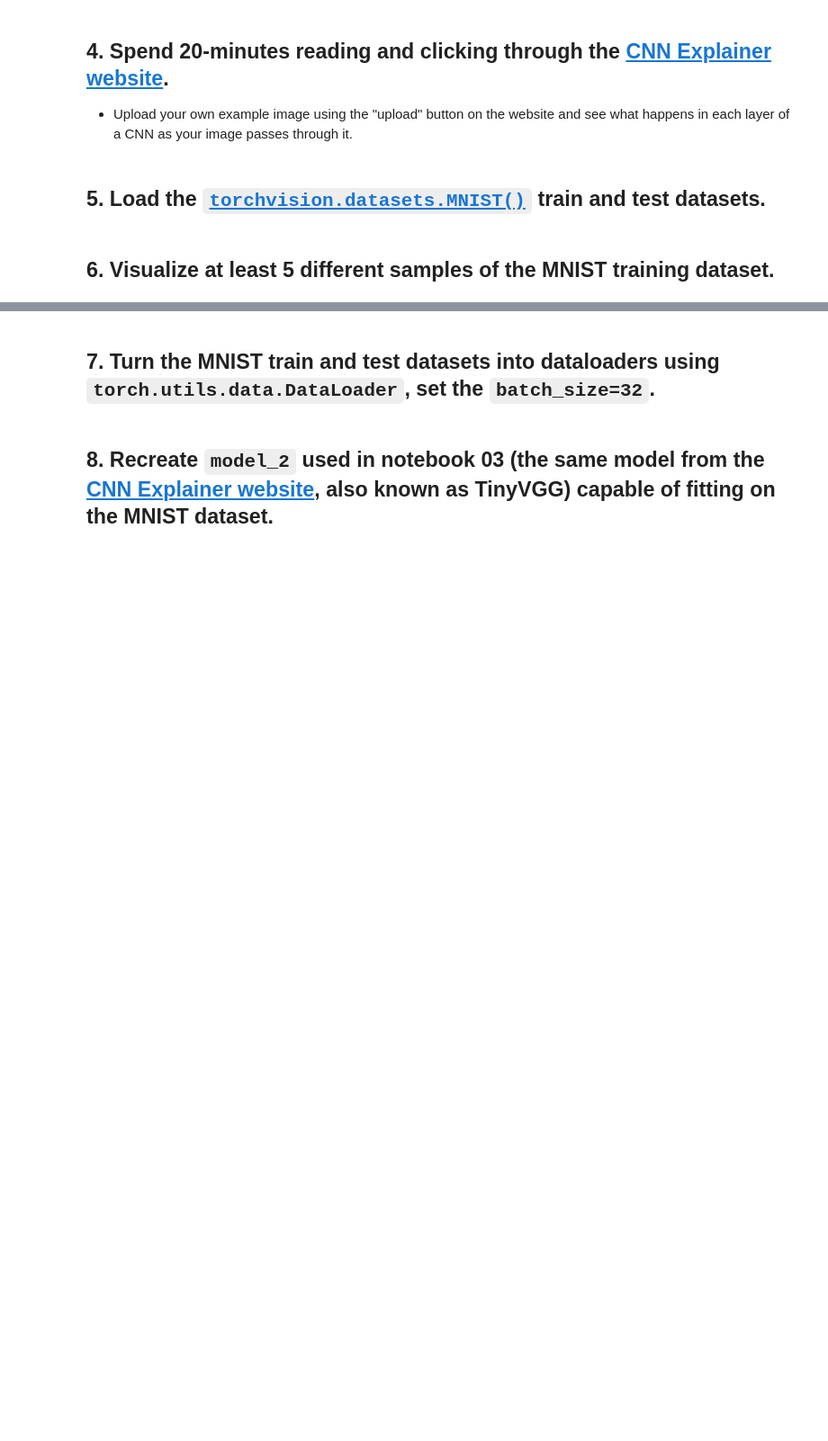
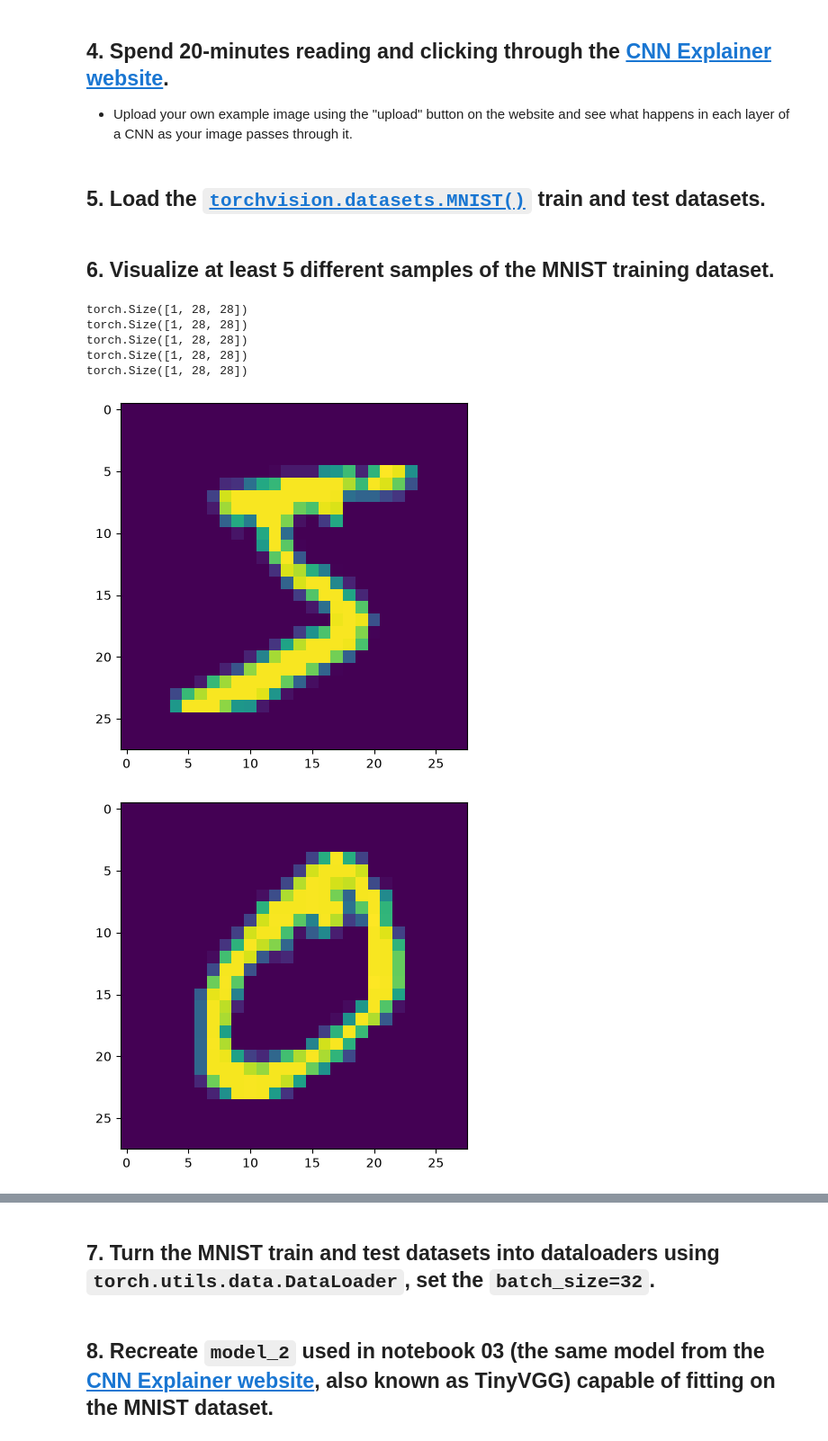
Before and after one commit to pagmaia/pytorch-deep-learning, a Jupyter notebook: extras/exercises/03_pytorch_computer_vision_exercises.ipynb, the cells around one changed output, grey strips where cells are left out. Shown at 90% size. Cells and saved outputs as stored; diff of their text form; code cells hidden in the pictures; blank space fills up the shorter version.

```diff
--- a/extras/exercises/03_pytorch_computer_vision_exercises.ipynb
+++ b/extras/exercises/03_pytorch_computer_vision_exercises.ipynb
@@ -74,9 +74,25 @@ device
 # %% [markdown]
 ## 5. Load the [`torchvision.datasets.MNIST()`](https://pytorch.org/vision/stable/generated/torchvision.datasets.MNIST.html#torchvision.datasets.MNIST) train and test datasets.
 # %%
-from torchvision.datasets.mnist import FashionMNIST
+from torchvision.datasets.mnist import MNIST
+from torchvision.transforms import ToTensor
 
-train = FashionMNIST("/home/pedro/pytorch-deep-learning/data/FashionMNIST/raw", train=True, download=True)
-test = FashionMNIST("/home/pedro/pytorch-deep-learning/data/FashionMNIST/raw", train=False, download=True)
+train = MNIST("/home/pedro/pytorch-deep-learning/data/FashionMNIST/raw", train=True, download=True, transform=ToTensor())
+test = MNIST("/home/pedro/pytorch-deep-learning/data/FashionMNIST/raw", train=False, download=True, transform=ToTensor())
 # %% [markdown]
 ## 6. Visualize at least 5 different samples of the MNIST training dataset.
+# %%
+import matplotlib.pyplot as plt
+for idx in range(5):
+    plt.figure(figsize=(5, 5))
+    image, label = train[idx]
+    plt.imshow(image.squeeze())
+    print(image.shape)
+# %% [output]
+torch.Size([1, 28, 28])
+torch.Size([1, 28, 28])
+torch.Size([1, 28, 28])
+torch.Size([1, 28, 28])
+torch.Size([1, 28, 28])
+[figure, added]
+[figure, added]
```
Also changed, not shown: parts of 8 cells of this notebook, 1 other file.
